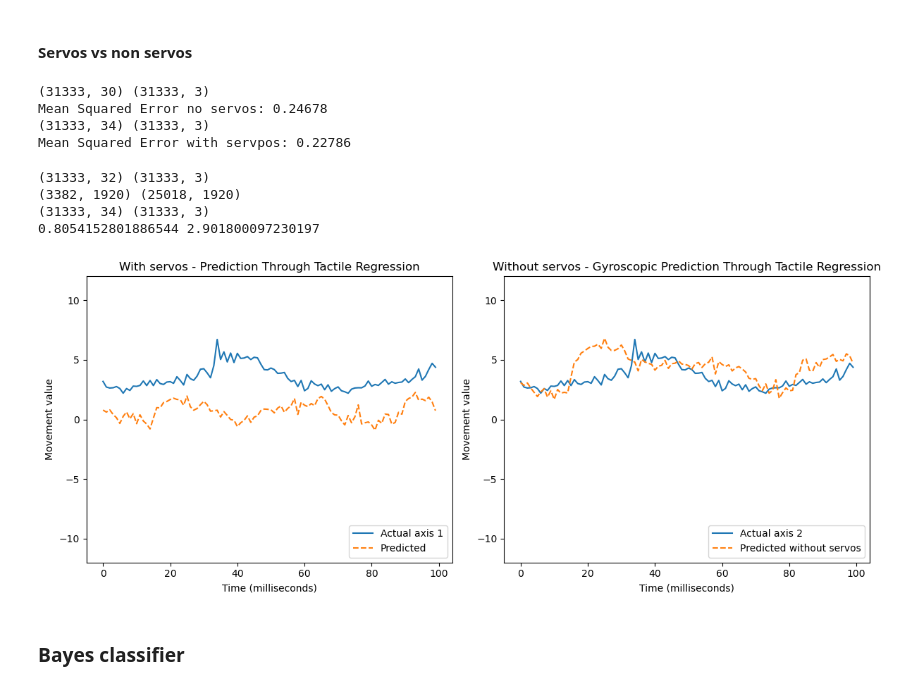
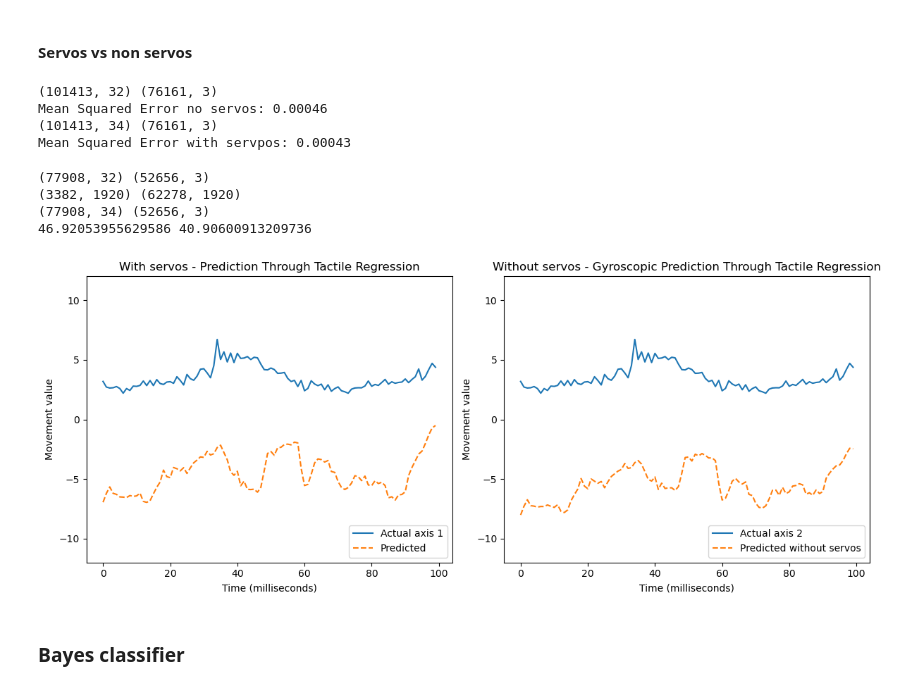
Before and after one commit to shepai/TactileSensor, a Jupyter notebook: Code/Data collection/robot/excel.ipynb, the cells around one changed output. Saved outputs shown, nothing was run; the diff lists cells and outputs as text; code cells hidden in the pictures.

```diff
--- a/Code/Data collection/robot/excel.ipynb
+++ b/Code/Data collection/robot/excel.ipynb
@@ -113,12 +113,7 @@ def genDataSet(var,texture=False,days=True,ramp=True,servos=False):
             X1,y1=sort_data("Smooth_ramp1_d5.2_raw_R.csv",var,servos=servos)
             X=np.concatenate((X,X1),axis=0)
             y=np.concatenate((y,y1),axis=0)
-            X1,y1=sort_data("ramp1_servos_d6_raw_L.csv",var,servos=servos)
-            X=np.concatenate((X,X1),axis=0)
-            y=np.concatenate((y,y1),axis=0)
-            X1,y1=sort_data("ramp1_servos_d6_raw_R",var,servos=servos)
-            X=np.concatenate((X,X1),axis=0)
-            y=np.concatenate((y,y1),axis=0)
+
     print(X.shape,y.shape)
     return X,y
 def getStanding(servos=1):
@@ -830,7 +838,7 @@ plt.plot()
 # %% [markdown]
 #### Servos vs non servos
 # %%
-X,y=genDataSet(True,False,servos=0)
+X,y=genDataSet(0,1,servos=0)
 X_,y_=gen_temporal_data(X,y,60)
 
 X_train, X_test, Y_train, Y_test = train_test_split_norm(X_, y_, test_size=0.2, random_state=42)
@@ -849,7 +857,7 @@ Y_pred = ridge_model.predict(X_test)
 mse = mean_squared_error(Y_test, Y_pred)
 print(f"Mean Squared Error no servos: {mse:.5f}")
 
-X,y=genDataSet(True,False,servos=1)
+X,y=genDataSet(0,1,servos=1)
 X_,y_=gen_temporal_data(X,y,60)
 
 X_train, X_test, Y_train, Y_test = train_test_split_norm(X_, y_, test_size=0.2, random_state=42)
@@ -868,10 +876,10 @@ Y_pred = ridge_model.predict(X_test)
 mse = mean_squared_error(Y_test, Y_pred)
 print(f"Mean Squared Error with servpos: {mse:.5f}")
 # %% [output]
-(31333, 30) (31333, 3)
-Mean Squared Error no servos: 0.24678
-(31333, 34) (31333, 3)
-Mean Squared Error with servpos: 0.22786
+(101413, 32) (76161, 3)
+Mean Squared Error no servos: 0.00046
+(101413, 34) (76161, 3)
+Mean Squared Error with servpos: 0.00043
 # %%
 #get ramp data
 X,y=sort_data("Smooth_ramp1_d5_raw_L.csv",0,servos=0)
@@ -887,7 +895,7 @@ y_ramp=np.concatenate((y,y1),axis=0)
 X_ramp2,y_ramp2=gen_temporal_data(X,y,60)
 
 #train without servos
-X,y=genDataSet(0,False,ramp=0,servos=0)
+X,y=genDataSet(0,1,ramp=0,servos=0)
 X_,y_=gen_temporal_data(X,y,60)
 
 X_train, X_test, Y_train, Y_test = train_test_split_norm(X_, y_, test_size=0.2, random_state=42)
@@ -906,7 +914,7 @@ Y_pred1 = ridge_model.predict(X_ramp1)
 mse1 = mean_squared_error(y_ramp1, Y_pred1)
 
 #train with servos
-X,y=genDataSet(0,False,ramp=0,servos=1)
+X,y=genDataSet(0,1,ramp=0,servos=1)
 X_,y_=gen_temporal_data(X,y,60)
 
 X_train, X_test, Y_train, Y_test = train_test_split_norm(X_, y_, test_size=0.2, random_state=42)
@@ -934,38 +942,38 @@ Y_pred_train = ridge_model.predict(X_train)
 
 fig, axs = plt.subplots(1, 2, figsize=(12, 5))
 
 # Subplot 1 - Training Data
 axs[0].plot(y_ramp[:, axis][start:end], label="Actual axis 1")
 axs[0].plot(Y_pred2[:, axis][start:end], "--", label="Predicted")
 
 
 axs[0].set_ylim([-12,12])
 axs[0].set_title("With servos - Prediction Through Tactile Regression")
 axs[0].set_ylabel("Movement value")
 axs[0].set_xlabel("Time (milliseconds)")
 axs[0].legend(loc="lower right")
 
 # Plot for Testing Data
 Y_pred_test = ridge_model.predict(X_test)
 
 # Subplot 2 - Testing Data
 axs[1].plot(y_ramp[:, axis][start:end], label="Actual axis 2")
 axs[1].plot(Y_pred1[:, axis][start:end], "--", label="Predicted without servos")
 
 axs[1].set_ylim([-12,12])
 axs[1].set_title("Without servos - Gyroscopic Prediction Through Tactile Regression")
 axs[1].set_ylabel("Movement value")
 axs[1].set_xlabel("Time (milliseconds)")
 axs[1].legend(loc="lower right")
 
 plt.tight_layout()
 plt.show()
 # %% [output]
-(31333, 32) (31333, 3)
-(3382, 1920) (25018, 1920)
-(31333, 34) (31333, 3)
-0.8054152801886544 2.901800097230197
+(77908, 32) (52656, 3)
+(3382, 1920) (62278, 1920)
+(77908, 34) (52656, 3)
+46.92053955629586 40.90600913209736
-[figure, old version]
+[figure, new version]
 # %% [markdown]
 ### Bayes classifier
 # %% [markdown]
```
Also changed, not shown: parts of 12 cells of this notebook.
